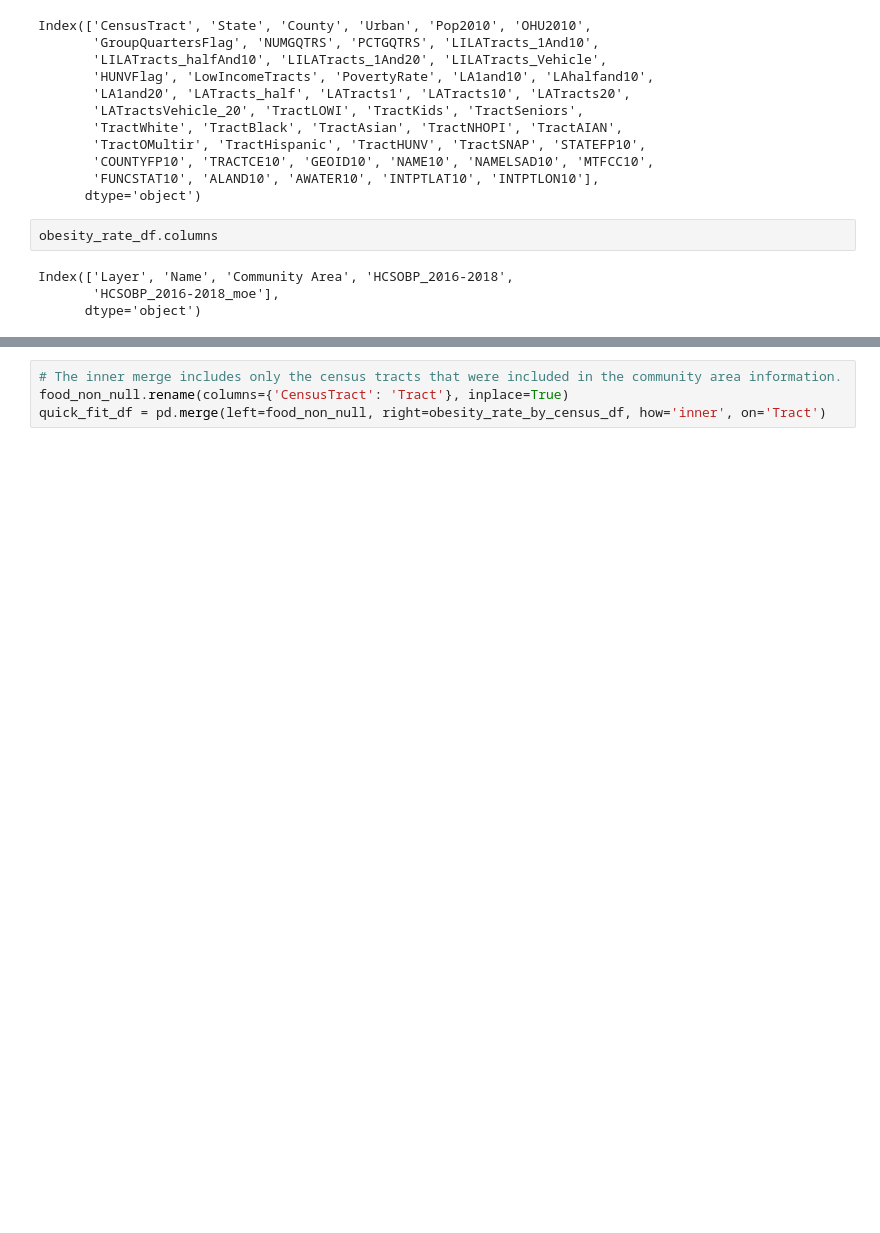
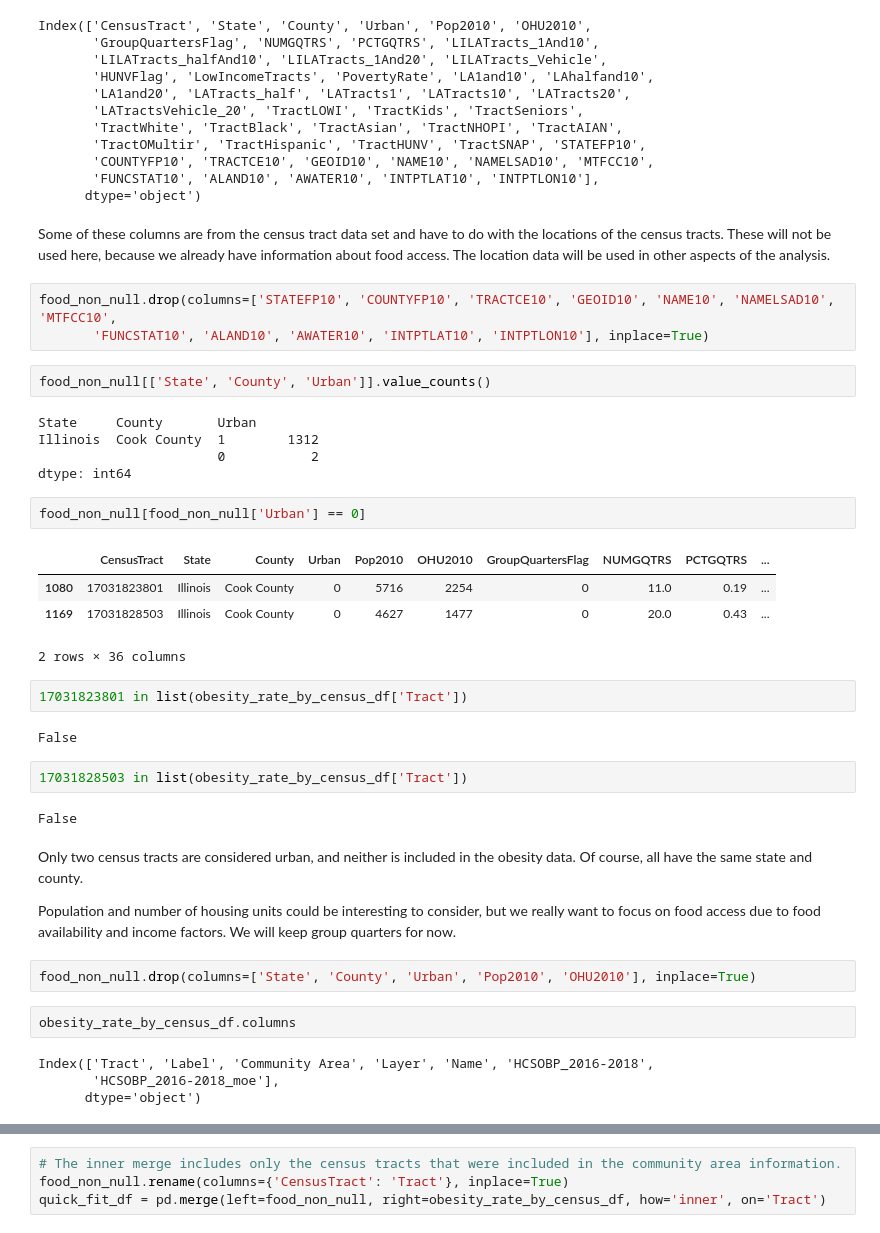
Before and after one commit to kathysimon99/food_deserts_chicago, a Jupyter notebook: food_access_eda.ipynb, the cells around one changed output, grey strips where cells are left out. Cells and saved outputs as stored; diff of their text form; blank space fills up the shorter version.

Commit message:
updated initial linear regression predicting obesity rates and improved cleaning preceding fit

```diff
--- a/food_access_eda.ipynb
+++ b/food_access_eda.ipynb
@@ -226,9 +234,42 @@ Index(['CensusTract', 'State', 'County', 'Urban', 'Pop2010', 'OHU2010',
        'COUNTYFP10', 'TRACTCE10', 'GEOID10', 'NAME10', 'NAMELSAD10', 'MTFCC10',
        'FUNCSTAT10', 'ALAND10', 'AWATER10', 'INTPTLAT10', 'INTPTLON10'],
       dtype='object')
-# %%
-obesity_rate_df.columns
-# %% [output]
-Index(['Layer', 'Name', 'Community Area', 'HCSOBP_2016-2018',
-       'HCSOBP_2016-2018_moe'],
-      dtype='object')
+# %% [markdown]
+Some of these columns are from the census tract data set and have to do with the locations of the census tracts.  These will not be used here, because we already have information about food access.  The location data will be used in other aspects of the analysis.
+# %%
+food_non_null.drop(columns=['STATEFP10', 'COUNTYFP10', 'TRACTCE10', 'GEOID10', 'NAME10', 'NAMELSAD10', 'MTFCC10',
+       'FUNCSTAT10', 'ALAND10', 'AWATER10', 'INTPTLAT10', 'INTPTLON10'], inplace=True)
+# %%
+food_non_null[['State', 'County', 'Urban']].value_counts()
+# %% [output]
+State     County       Urban
+Illinois  Cook County  1        1312
+                       0           2
+dtype: int64
+# %%
+food_non_null[food_non_null['Urban'] == 0]
+# %% [output]
+|  | CensusTract | State | County | Urban | Pop2010 | OHU2010 | GroupQuartersFlag | NUMGQTRS | PCTGQTRS | ... |
+| 1080 | 17031823801 | Illinois | Cook County | 0 | 5716 | 2254 | 0 | 11.0 | 0.19 | ... |
+| 1169 | 17031828503 | Illinois | Cook County | 0 | 4627 | 1477 | 0 | 20.0 | 0.43 | ... |
+2 rows × 36 columns
+# %%
+17031823801 in list(obesity_rate_by_census_df['Tract'])
+# %% [output]
+False
+# %%
+17031828503 in list(obesity_rate_by_census_df['Tract'])
+# %% [output]
+False
+# %% [markdown]
+Only two census tracts are considered urban, and neither is included in the obesity data.  Of course, all have the same state and county.
+
+Population and number of housing units could be interesting to consider, but we really want to focus on food access due to food availability and income factors.  We will keep group quarters for now.
+# %%
+food_non_null.drop(columns=['State', 'County', 'Urban', 'Pop2010', 'OHU2010'], inplace=True)
+# %%
+obesity_rate_by_census_df.columns
+# %% [output]
+Index(['Tract', 'Label', 'Community Area', 'Layer', 'Name', 'HCSOBP_2016-2018',
+       'HCSOBP_2016-2018_moe'],
+      dtype='object')
```
Also changed, not shown: parts of 13 cells of this notebook.
